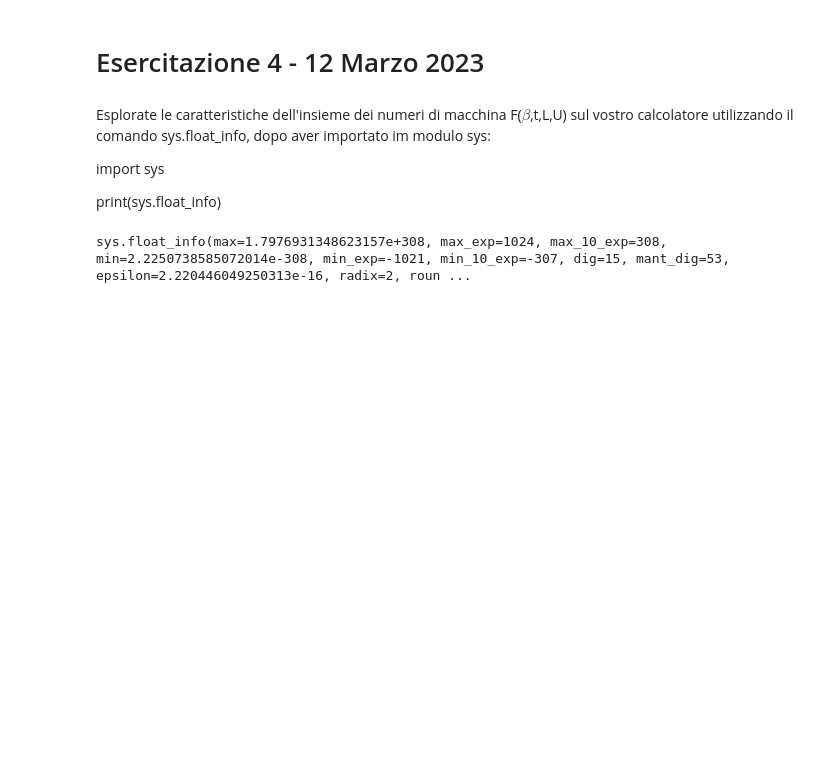
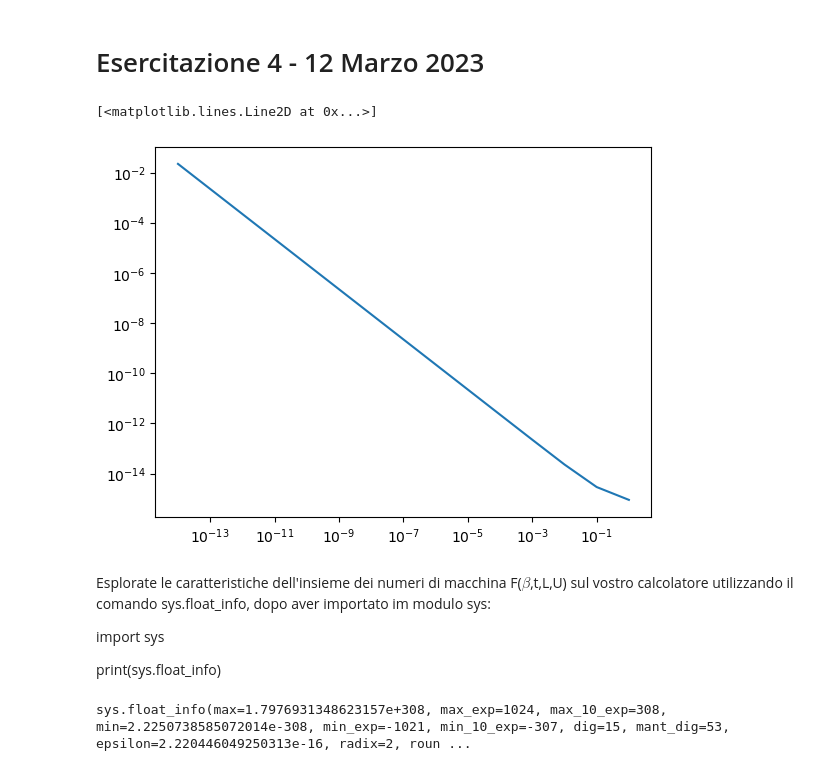
Before and after one commit to KeegTheBoi/metodi_numerici_es, a Jupyter notebook: Lecture 4/es4.ipynb, the cells around one changed output. Cells and saved outputs as stored; diff of their text form; code cells hidden in the pictures; blank space fills up the shorter version.

```diff
--- a/Lecture 4/es4.ipynb
+++ b/Lecture 4/es4.ipynb
@@ -8,6 +8,16 @@ import math
 import matplotlib.pyplot as plt
 from functools import reduce
 from funcanalitics import DomainCreator, FunctionEvaluator
+# %%
+n = 15.0
+x = 10 ** (-np.arange(0, n))
+((1 + x) - 1 )/ x
+eps = sys.float_info.epsilon
+f = lambda x: 3 * eps + eps / x
+plt.loglog(x, f(x))
+# %% [output]
+[<matplotlib.lines.Line2D at 0x...>]
+[figure, added]
 # %% [markdown]
 Esplorate le caratteristiche dell'insieme dei numeri di macchina F($\beta$,t,L,U) sul vostro calcolatore utilizzando il comando sys.float_info, dopo aver importato im modulo sys:
 
```
